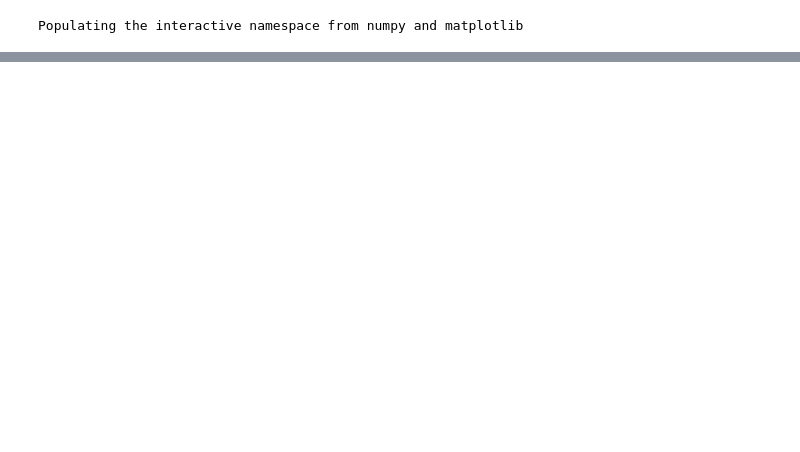
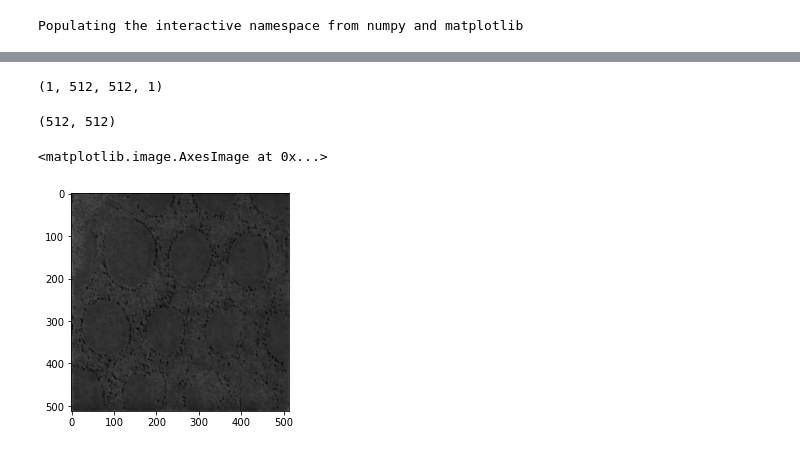
Before and after one commit to jainkhere/neuro, a Jupyter notebook: _EXPERIMENTS/Unet.ipynb, the cells around one changed output, grey strips where cells are left out. Saved outputs shown, nothing was run; the diff lists cells and outputs as text; code cells hidden in the pictures; blank space fills up the shorter version.

```diff
--- a/_EXPERIMENTS/Unet.ipynb
+++ b/_EXPERIMENTS/Unet.ipynb
@@ -41,0 +121,2 @@ InternalError: CUDA runtime implicit initialization on GPU:0 failed. Status: out
+# %%
+newimg = np.zeros((1, resampled_img.shape[0], resampled_img.shape[1], 1))
@@ -42,2 +127,6 @@ InternalError: CUDA runtime implicit initialization on GPU:0 failed. Status: out
+# %%
+for j in range (0, newimg.shape[1]):
+    for k in range (0, newimg.shape[2]):
+        newimg[0][j][k][0] = resampled_img[j][k]
 # %%
-pred = predict_net(model, img)
+pred = predict_net(model, newimg)
@@ -45,0 +135,15 @@ imshow(pred)
+# %%
+pred.shape
+# %% [output]
+(1, 512, 512, 1)
+# %%
+pred_img = pred[0,:,:,0]
+# %%
+pred_img.shape
+# %% [output]
+(512, 512)
+# %%
+imshow(pred_img, cmap='gray')
+# %% [output]
+<matplotlib.image.AxesImage at 0x...>
+[figure, added]
```
Also changed, not shown: parts of 30 cells of this notebook.
